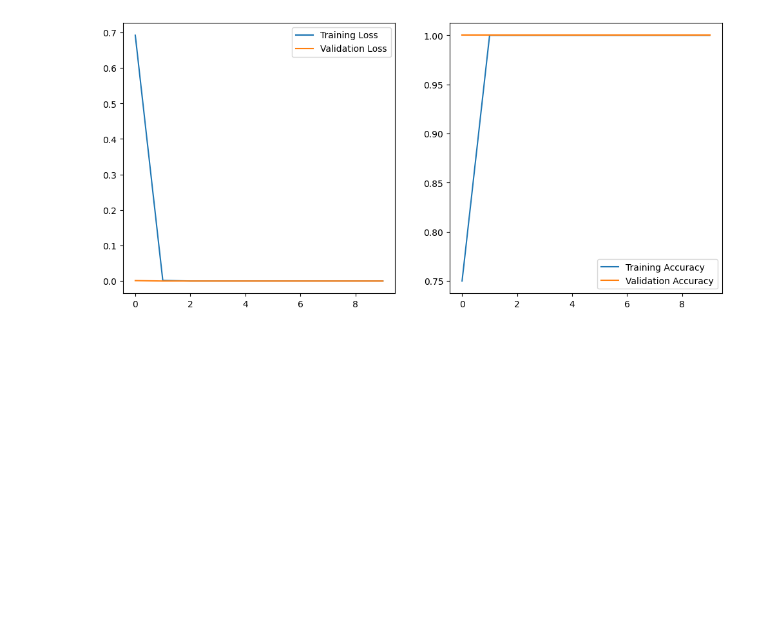
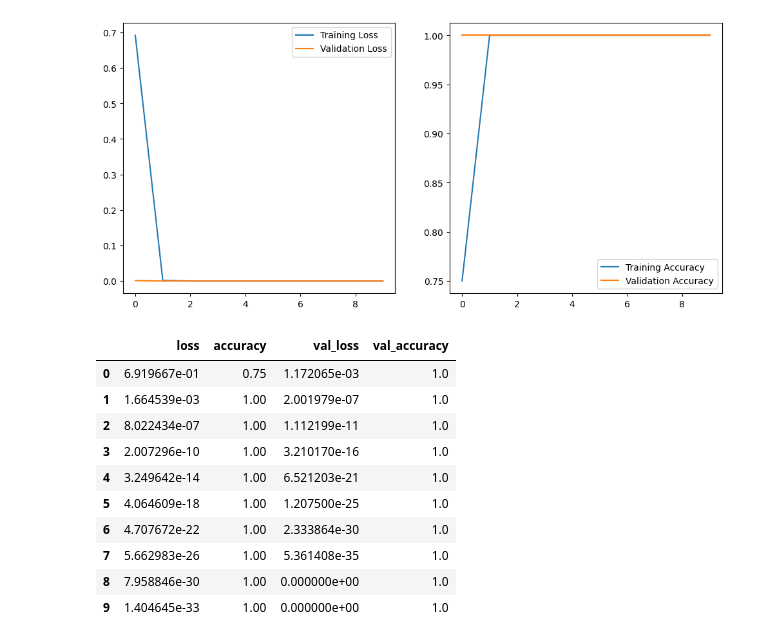
Before and after one commit to ashioyajotham/Asphalt-degredation, a Jupyter notebook: Data/asphalt.ipynb, the cells around one changed output. Saved outputs shown, nothing was run; the diff lists cells and outputs as text; code cells hidden in the pictures; blank space fills up the shorter version.

```diff
--- a/Data/asphalt.ipynb
+++ b/Data/asphalt.ipynb
@@ -119,3 +119,17 @@ plt.legend()
 # %% [output]
 <matplotlib.legend.Legend at 0x...>
 [figure]
+# %%
+pd.DataFrame(model.history.history)
+# %% [output]
+|  | loss | accuracy | val_loss | val_accuracy |
+| 0 | 6.919667e-01 | 0.75 | 1.172065e-03 | 1.0 |
+| 1 | 1.664539e-03 | 1.00 | 2.001979e-07 | 1.0 |
+| 2 | 8.022434e-07 | 1.00 | 1.112199e-11 | 1.0 |
+| 3 | 2.007296e-10 | 1.00 | 3.210170e-16 | 1.0 |
+| 4 | 3.249642e-14 | 1.00 | 6.521203e-21 | 1.0 |
+| 5 | 4.064609e-18 | 1.00 | 1.207500e-25 | 1.0 |
+| 6 | 4.707672e-22 | 1.00 | 2.333864e-30 | 1.0 |
+| 7 | 5.662983e-26 | 1.00 | 5.361408e-35 | 1.0 |
+| 8 | 7.958846e-30 | 1.00 | 0.000000e+00 | 1.0 |
+| 9 | 1.404645e-33 | 1.00 | 0.000000e+00 | 1.0 |
```
Also changed, not shown: parts of 2 cells of this notebook.
